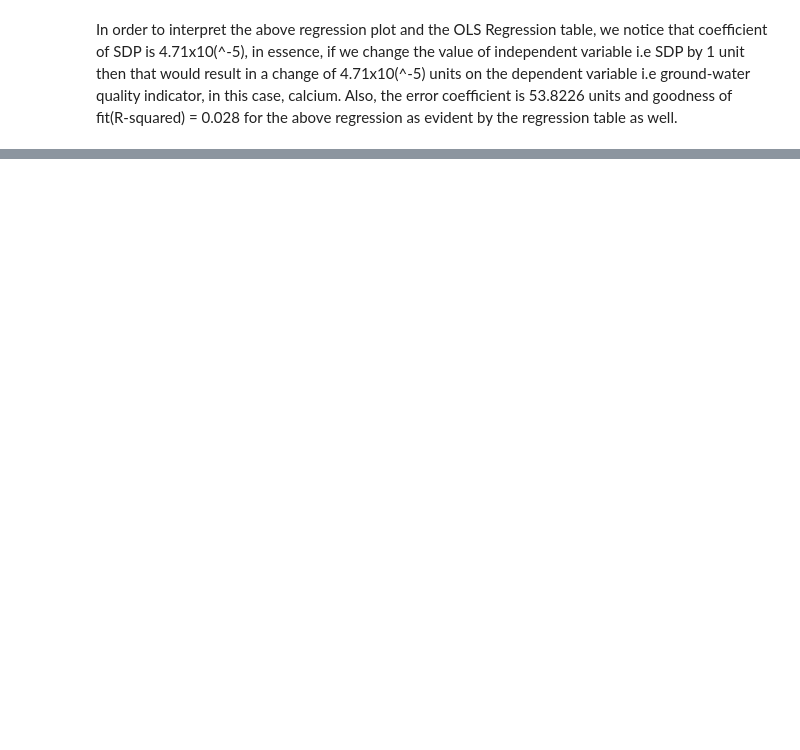
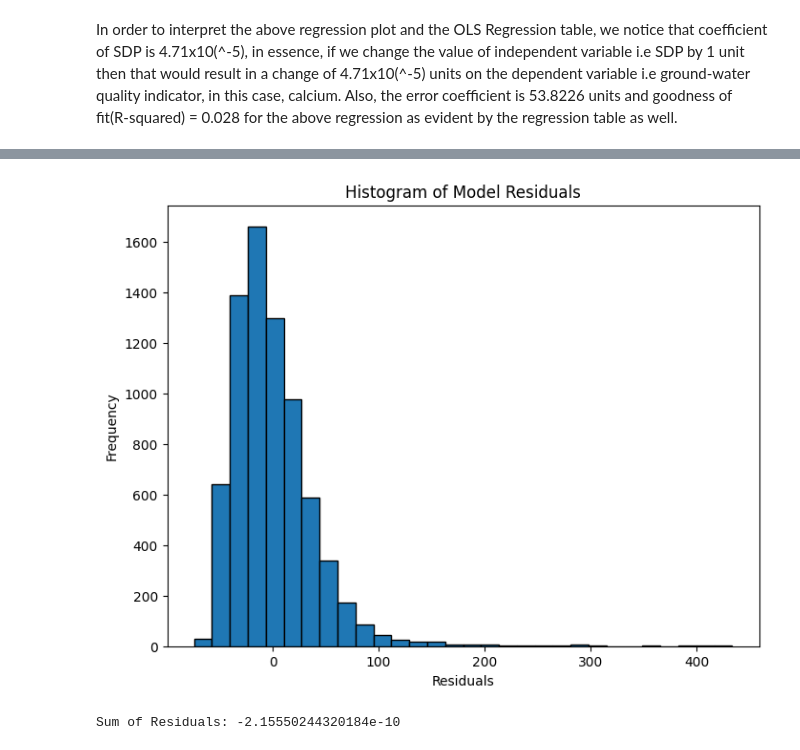
Before and after one commit to baljyot25/India-groundwater-economic-analysis, a Jupyter notebook: Analysis.ipynb, the cells around one changed output, grey strips where cells are left out. Drawn from its saved outputs; the diff is of its cells as text; code cells hidden in the pictures; blank space fills up the shorter version.

```diff
--- a/Analysis.ipynb
+++ b/Analysis.ipynb
@@ -231,0 +288,43 @@ In order to interpret the above regression plot and the OLS Regression table, we
+# %%
+import statsmodels.api as sm
+import pandas as pd
+import matplotlib.pyplot as plt
+import numpy as np
+
+# reading data from the csv
+data = pd.read_csv(r"out.csv")
+
+# Convert numeric columns to appropriate data type
+data['SDP'] = pd.to_numeric(data['SDP'], errors='coerce')
+data['calcium'] = pd.to_numeric(data['calcium'], errors='coerce')
+
+# Drop rows with NaN values
+data.dropna(subset=['SDP', 'calcium'], inplace=True)
+
+# defining the variables
+x = data['SDP']
+y = data['calcium']
+
+# adding the constant term
+x = sm.add_constant(x)
+
+# performing the regression and fitting the model
+result = sm.OLS(y, x).fit()
+
+# Calculate model residuals
+residuals = result.resid
+
+# Plot histogram of residuals
+plt.figure(figsize=(8, 6))
+plt.hist(residuals, bins=30, edgecolor='black')
+plt.xlabel('Residuals')
+plt.ylabel('Frequency')
+plt.title('Histogram of Model Residuals')
+plt.show()
+
+# Verify that the sum of residuals is approximately zero
+sum_residuals = np.sum(residuals)
+print("Sum of Residuals:", sum_residuals)
+# %% [output]
+[figure, added]
+Sum of Residuals: -2.15550244320184e-10
```
Also changed, not shown: parts of 5 cells of this notebook, 6 other files.
